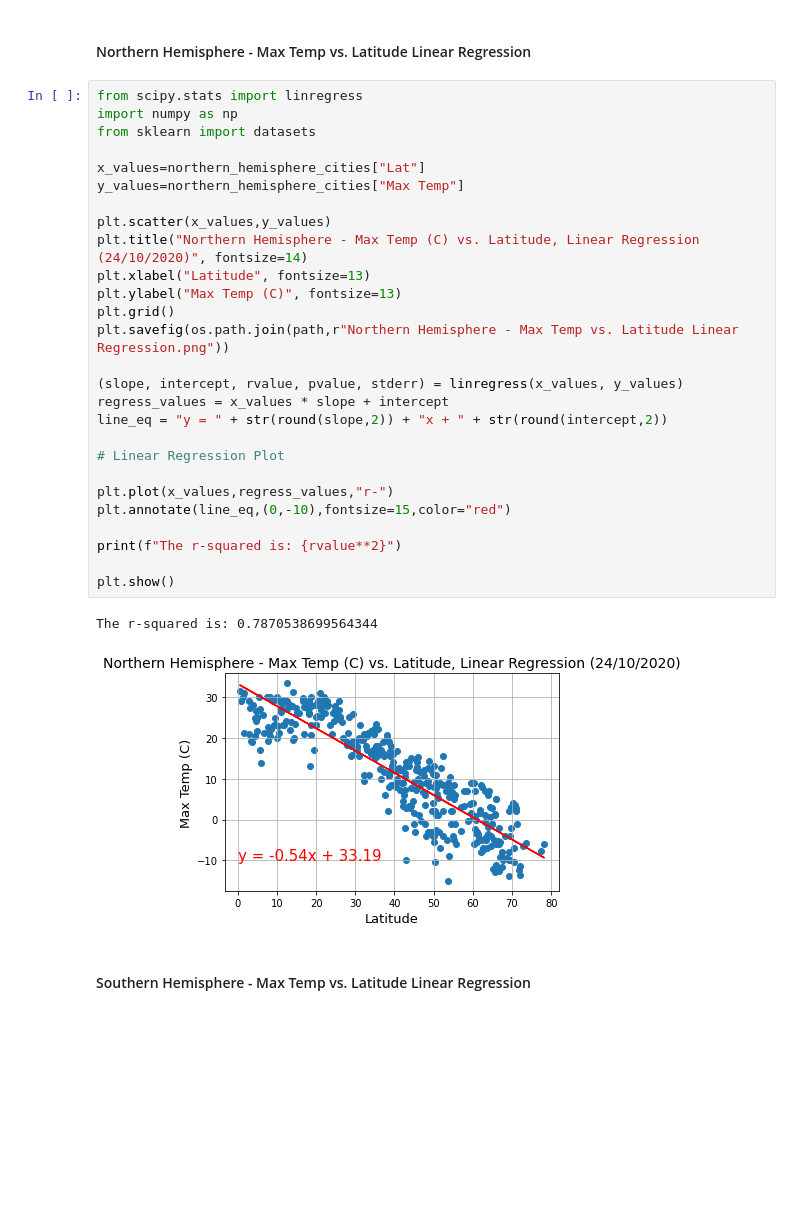
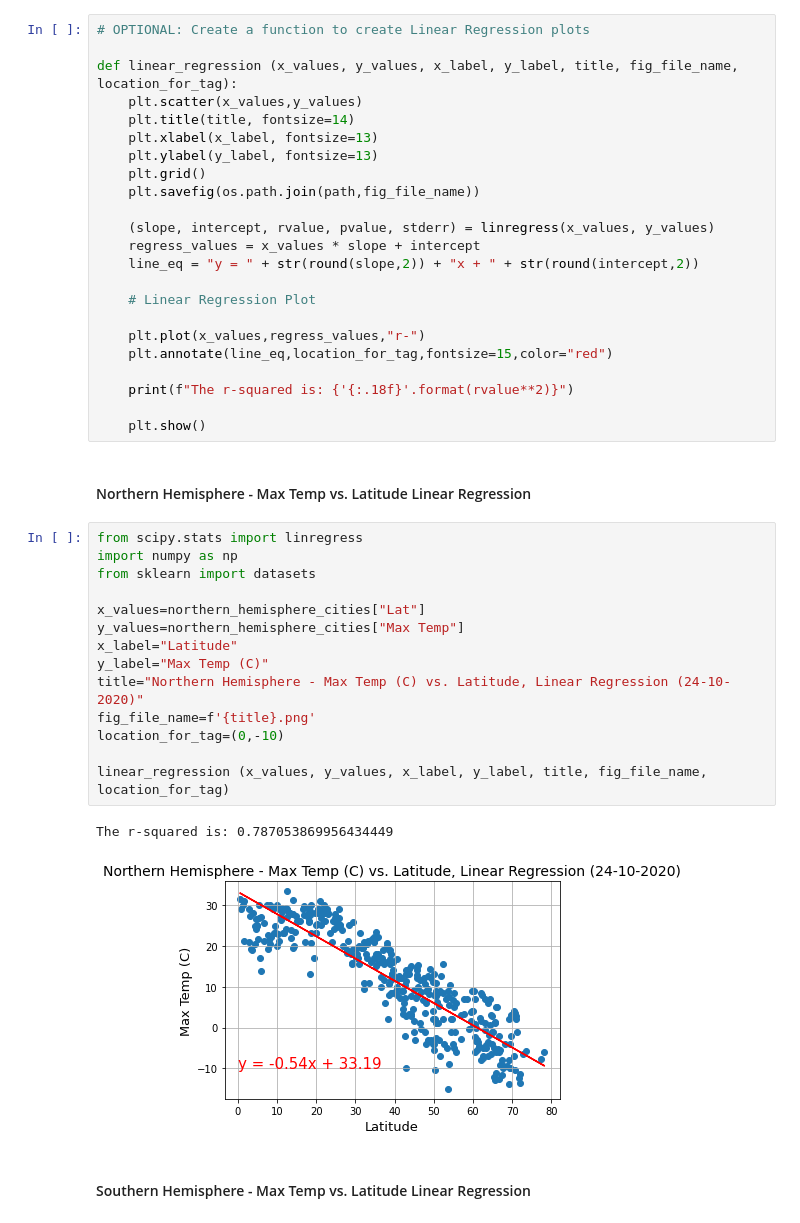
Before and after one commit to trezeget-1/Equator-Weather-Research, a Jupyter notebook: Instructions/starter_code/WeatherPy.ipynb, the cells around one changed output. Saved outputs shown, nothing was run; the diff lists cells and outputs as text; blank space fills up the shorter version.

Commit message:
I polished a bit the final format of the hwk

```diff
--- a/Instructions/starter_code/WeatherPy.ipynb
+++ b/Instructions/starter_code/WeatherPy.ipynb
@@ -319,37 +317,47 @@ southern_hemisphere_cities
 | 559 | Tuatapere | 100 | NZ | 1603598791 | 92 | -46.13 | 167.68 | 12.22 | 2.24 |
 | 566 | Mocuba | 0 | MZ | 1603598794 | 83 | -16.84 | 36.99 | 21.25 | 0.57 |
 171 rows × 9 columns
+# %%
+# OPTIONAL: Create a function to create Linear Regression plots
+
+def linear_regression (x_values, y_values, x_label, y_label, title, fig_file_name, location_for_tag):
+    plt.scatter(x_values,y_values)
+    plt.title(title, fontsize=14)
+    plt.xlabel(x_label, fontsize=13)
+    plt.ylabel(y_label, fontsize=13)
+    plt.grid()
+    plt.savefig(os.path.join(path,fig_file_name))
+
+    (slope, intercept, rvalue, pvalue, stderr) = linregress(x_values, y_values)
+    regress_values = x_values * slope + intercept
+    line_eq = "y = " + str(round(slope,2)) + "x + " + str(round(intercept,2))
+
+    # Linear Regression Plot
+
+    plt.plot(x_values,regress_values,"r-")
+    plt.annotate(line_eq,location_for_tag,fontsize=15,color="red")
+
+    print(f"The r-squared is: {'{:.18f}'.format(rvalue**2)}")
+
+    plt.show()
 # %% [markdown]
 ####  Northern Hemisphere - Max Temp vs. Latitude Linear Regression
-# %%
-from scipy.stats import linregress
-import numpy as np
-from sklearn import datasets
-
-x_values=northern_hemisphere_cities["Lat"]
-y_values=northern_hemisphere_cities["Max Temp"]
-
-plt.scatter(x_values,y_values)
-plt.title("Northern Hemisphere - Max Temp (C) vs. Latitude, Linear Regression (24/10/2020)", fontsize=14)
-plt.xlabel("Latitude", fontsize=13)
-plt.ylabel("Max Temp (C)", fontsize=13)
-plt.grid()
-plt.savefig(os.path.join(path,r"Northern Hemisphere - Max Temp vs. Latitude Linear Regression.png"))
-
-(slope, intercept, rvalue, pvalue, stderr) = linregress(x_values, y_values)
-regress_values = x_values * slope + intercept
-line_eq = "y = " + str(round(slope,2)) + "x + " + str(round(intercept,2))
-
-# Linear Regression Plot
-
-plt.plot(x_values,regress_values,"r-")
-plt.annotate(line_eq,(0,-10),fontsize=15,color="red")
-
-print(f"The r-squared is: {rvalue**2}")
-
-plt.show()
-# %% [output]
-The r-squared is: 0.7870538699564344
-[figure, removed]
+# %%
+from scipy.stats import linregress
+import numpy as np
+from sklearn import datasets
+
+x_values=northern_hemisphere_cities["Lat"]
+y_values=northern_hemisphere_cities["Max Temp"]
+x_label="Latitude"
+y_label="Max Temp (C)"
+title="Northern Hemisphere - Max Temp (C) vs. Latitude, Linear Regression (24-10-2020)"
+fig_file_name=f'{title}.png'
+location_for_tag=(0,-10)
+
+linear_regression (x_values, y_values, x_label, y_label, title, fig_file_name, location_for_tag)
+# %% [output]
+The r-squared is: 0.787053869956434449
+[figure, added]
 # %% [markdown]
 ####  Southern Hemisphere - Max Temp vs. Latitude Linear Regression
```
Also changed, not shown: parts of 15 cells of this notebook, 12 other files.
